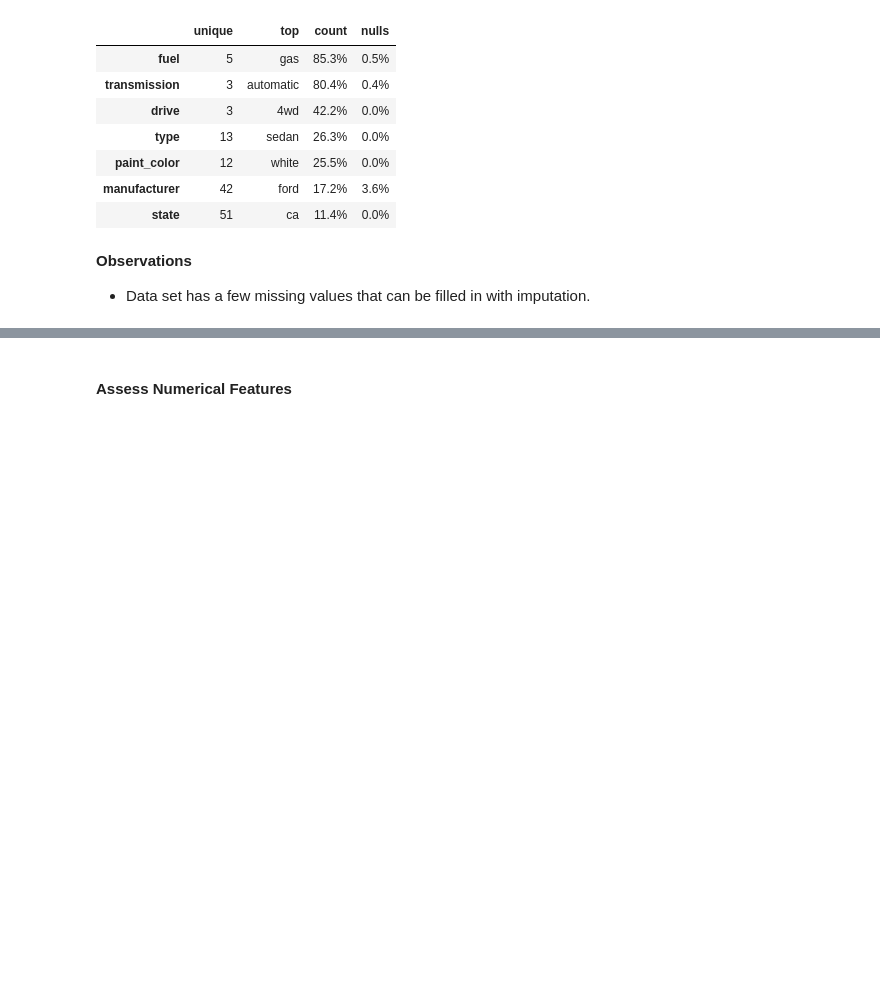
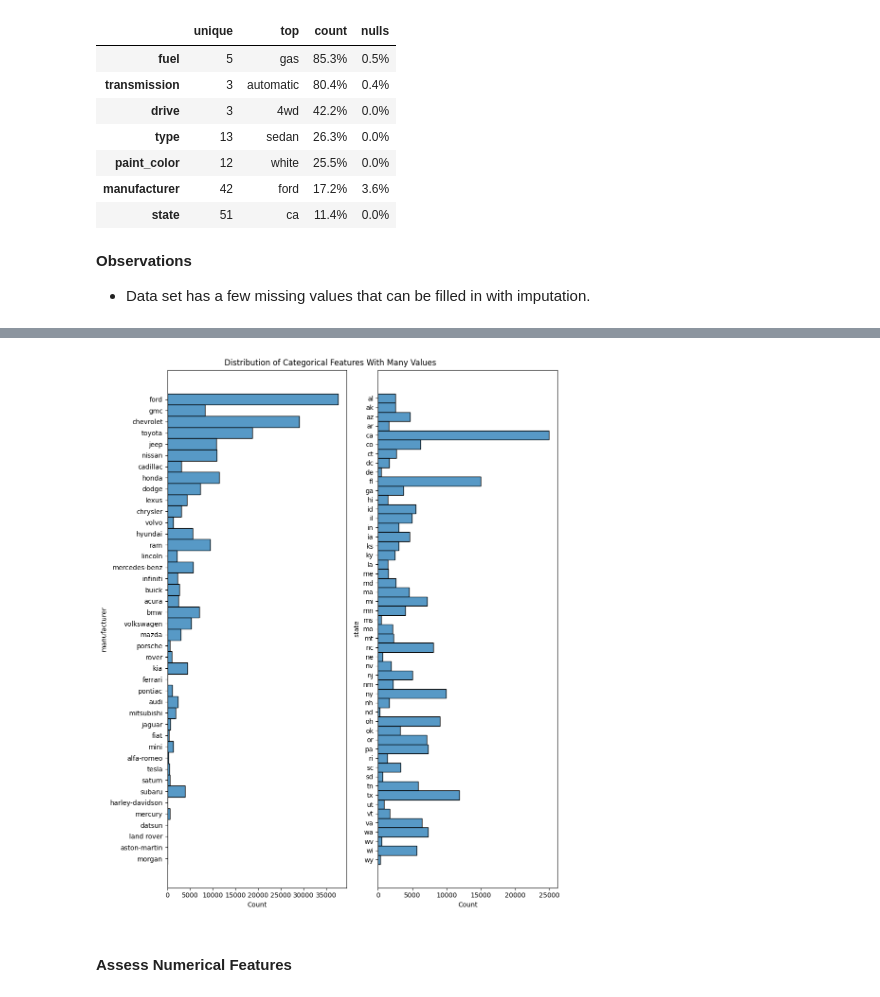
Before and after one commit to pasmith/ucb-mlai-mod-11, a Jupyter notebook: prompt_II.ipynb, the cells around one changed output, grey strips where cells are left out. Cells and saved outputs as stored; diff of their text form; code cells hidden in the pictures; blank space fills up the shorter version.

```diff
--- a/prompt_II.ipynb
+++ b/prompt_II.ipynb
@@ -222,3 +249,13 @@ eval_categories(cars[cars.columns.drop(['cylinders', 'condition', 'title_status'
+# %%
+fig, ax = plt.subplots(1, 2, figsize=(10,12))
+sns.histplot(ax=ax[0], data = cars, y='manufacturer')
+sns.histplot(ax=ax[1], data = cars, y='state')
+fig.suptitle('Distribution of Categorical Features With Many Values')
+fig.tight_layout()
+plt.savefig('images/cat_features_manufacturer_state.png')
+plt.show()
+# %% [output]
+[figure, added]
 # %% [markdown]
 #### Assess Numerical Features
 # %%
```
Also changed, not shown: parts of 28 cells of this notebook, 9 other files.
